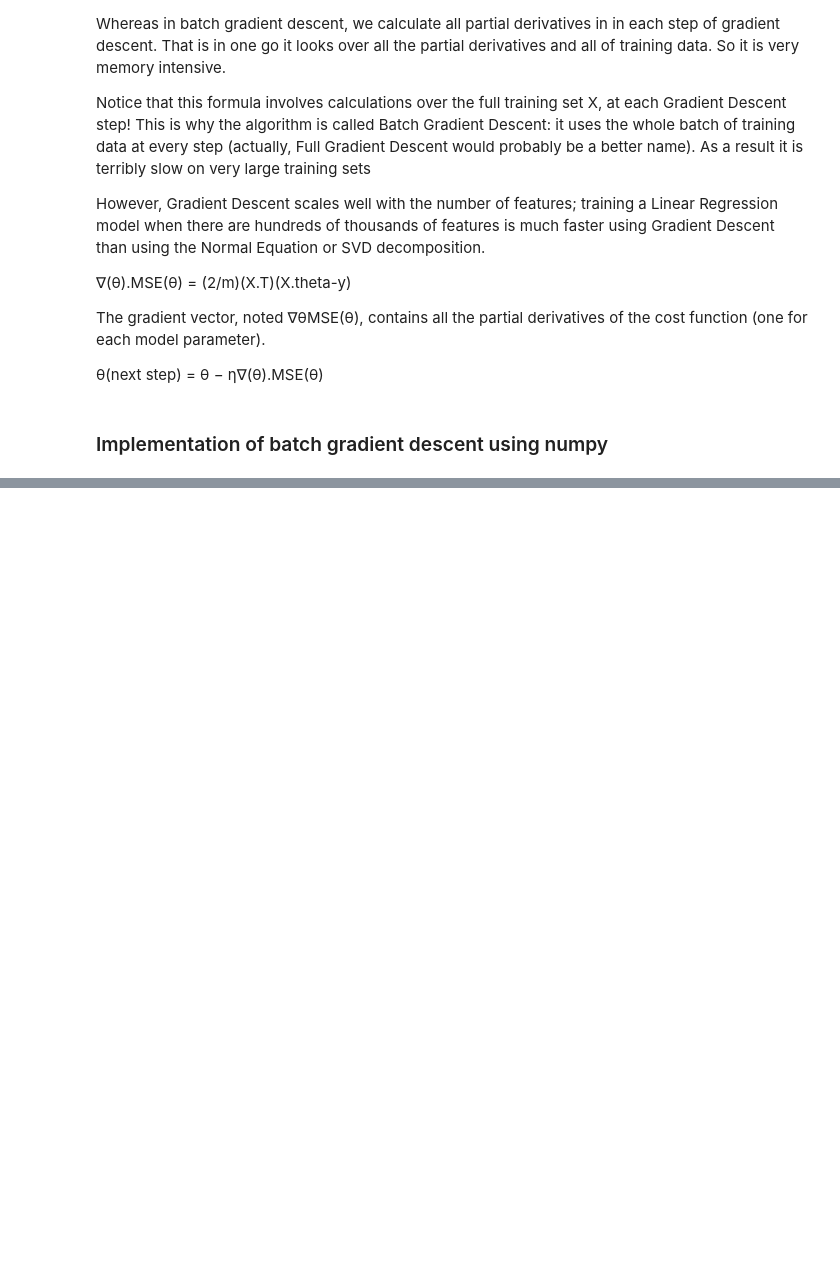
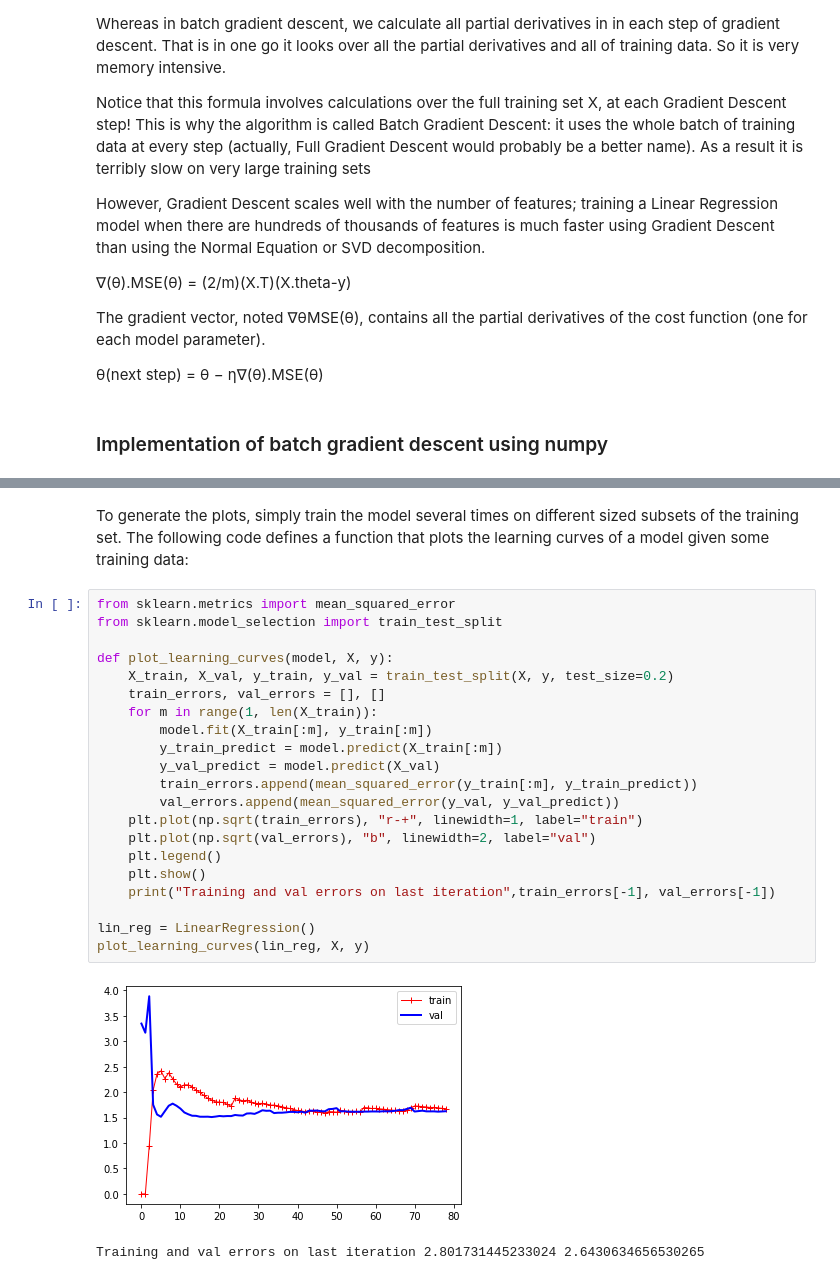
Before and after one commit to Richish/hands_on_ml, a Jupyter notebook: 4_model_selection.ipynb, the cells around one changed output, grey strips where cells are left out. Cells and saved outputs as stored; diff of their text form; blank space fills up the shorter version.

```diff
--- a/4_model_selection.ipynb
+++ b/4_model_selection.ipynb
@@ -236,0 +417,28 @@ array([[4.01123089],
+# %% [markdown]
+To generate the plots, simply train the model several times
+on different sized subsets of the training set. The following code defines a function
+that plots the learning curves of a model given some training data:
+# %%
+from sklearn.metrics import mean_squared_error
+from sklearn.model_selection import train_test_split
+
+def plot_learning_curves(model, X, y):
+    X_train, X_val, y_train, y_val = train_test_split(X, y, test_size=0.2)
+    train_errors, val_errors = [], []
+    for m in range(1, len(X_train)):
+        model.fit(X_train[:m], y_train[:m])
+        y_train_predict = model.predict(X_train[:m])
+        y_val_predict = model.predict(X_val)
+        train_errors.append(mean_squared_error(y_train[:m], y_train_predict))
+        val_errors.append(mean_squared_error(y_val, y_val_predict))
+    plt.plot(np.sqrt(train_errors), "r-+", linewidth=1, label="train")
+    plt.plot(np.sqrt(val_errors), "b", linewidth=2, label="val")
+    plt.legend()
+    plt.show()
+    print("Training and val errors on last iteration",train_errors[-1], val_errors[-1])
+
+lin_reg = LinearRegression()
+plot_learning_curves(lin_reg, X, y)
+# %% [output]
+[figure, added]
+Training and val errors on last iteration 2.801731445233024 2.6430634656530265
```
Also changed, not shown: parts of 30 cells of this notebook.
